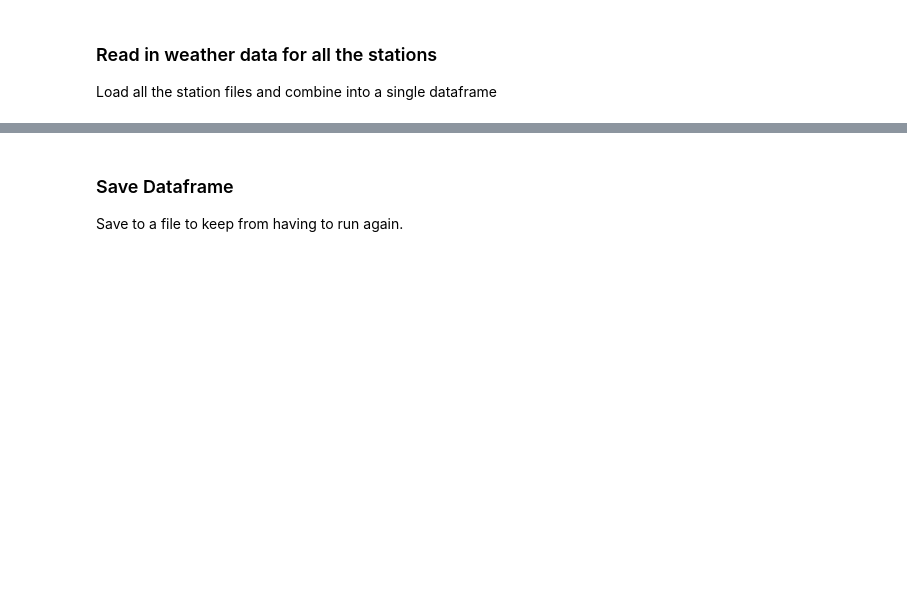
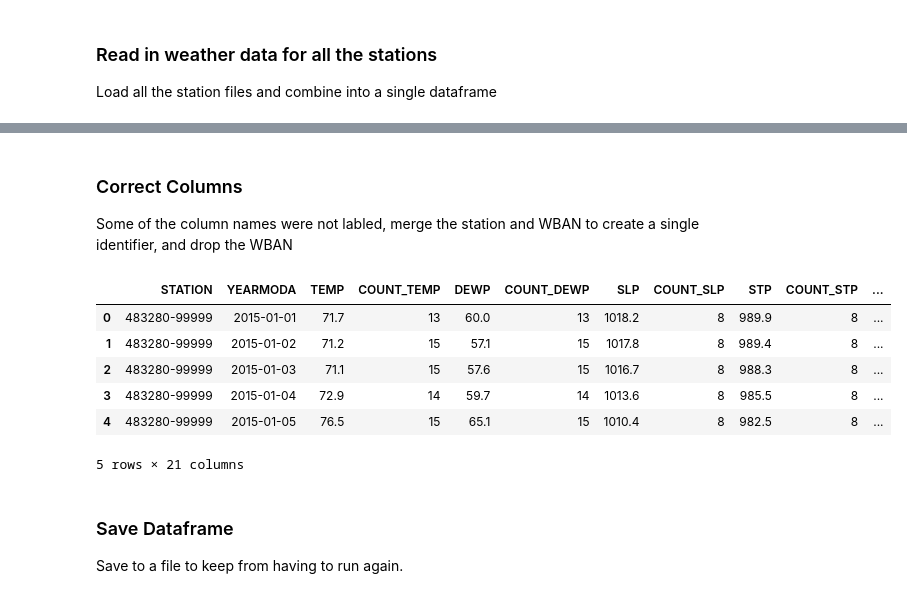
Before and after one commit to UNCG-CSE/Volag, a Jupyter notebook: src/data_munging.ipynb, the cells around one changed output, grey strips where cells are left out. Saved outputs shown, nothing was run; the diff lists cells and outputs as text; code cells hidden in the pictures; blank space fills up the shorter version.

```diff
--- a/src/data_munging.ipynb
+++ b/src/data_munging.ipynb
@@ -117,3 +120,19 @@ weather_df.head()
+# %% [markdown]
+### Correct Columns
+Some of the column names were not labled, merge the station and WBAN to create a single identifier, and drop the WBAN
+# %%
+weather_df = weather_df.rename(columns={'STN---': 'STATION', 'Unnamed: 4': 'COUNT_TEMP', 'Unnamed: 6': 'COUNT_DEWP', 'Unnamed: 8': 'COUNT_SLP', 'Unnamed: 10': 'COUNT_STP', 'Unnamed: 12': 'COUNT_VISIB', 'Unnamed: 14': 'COUNT_WDSP'})
+weather_df['STATION'] = weather_df['STATION'] + '-' + weather_df['WBAN']
+weather_df = weather_df.drop('WBAN', 1)
+weather_df.head()
+# %% [output]
+|  | STATION | YEARMODA | TEMP | COUNT_TEMP | DEWP | COUNT_DEWP | SLP | COUNT_SLP | STP | COUNT_STP | ... |
+| 0 | 483280-99999 | 2015-01-01 | 71.7 | 13 | 60.0 | 13 | 1018.2 | 8 | 989.9 | 8 | ... |
+| 1 | 483280-99999 | 2015-01-02 | 71.2 | 15 | 57.1 | 15 | 1017.8 | 8 | 989.4 | 8 | ... |
+| 2 | 483280-99999 | 2015-01-03 | 71.1 | 15 | 57.6 | 15 | 1016.7 | 8 | 988.3 | 8 | ... |
+| 3 | 483280-99999 | 2015-01-04 | 72.9 | 14 | 59.7 | 14 | 1013.6 | 8 | 985.5 | 8 | ... |
+| 4 | 483280-99999 | 2015-01-05 | 76.5 | 15 | 65.1 | 15 | 1010.4 | 8 | 982.5 | 8 | ... |
+5 rows × 21 columns
 # %% [markdown]
 ### Save Dataframe
 Save to a file to keep from having to run again.
```
Also changed, not shown: parts of 33 cells of this notebook.
